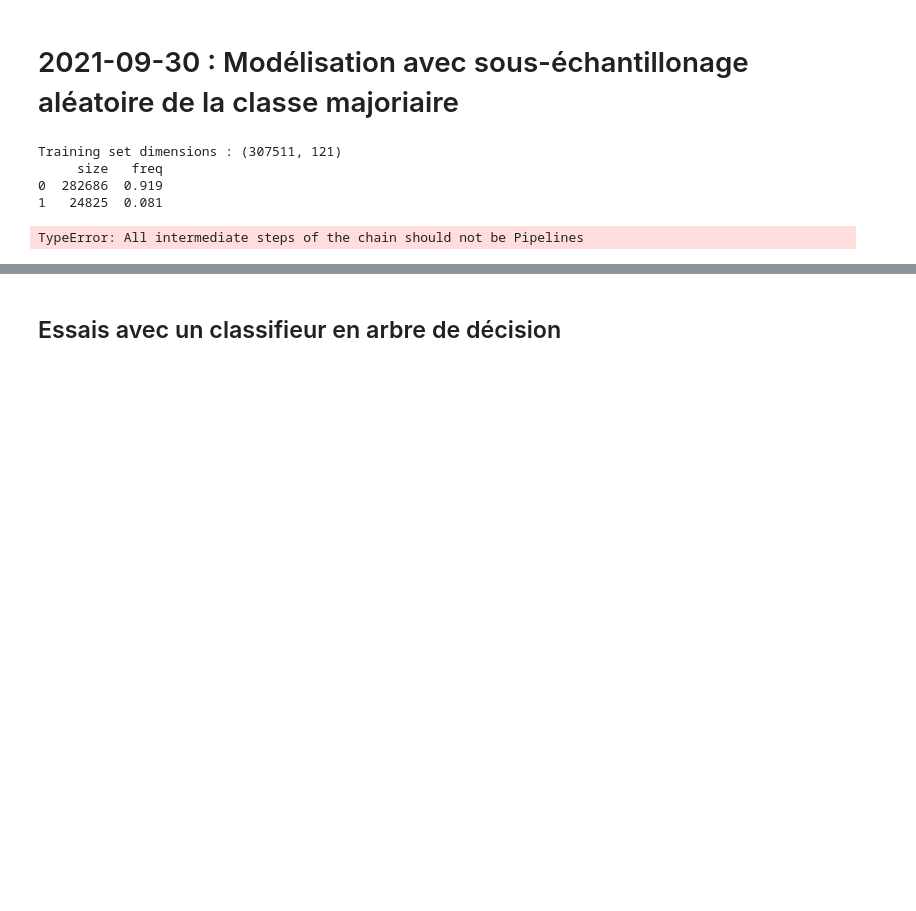
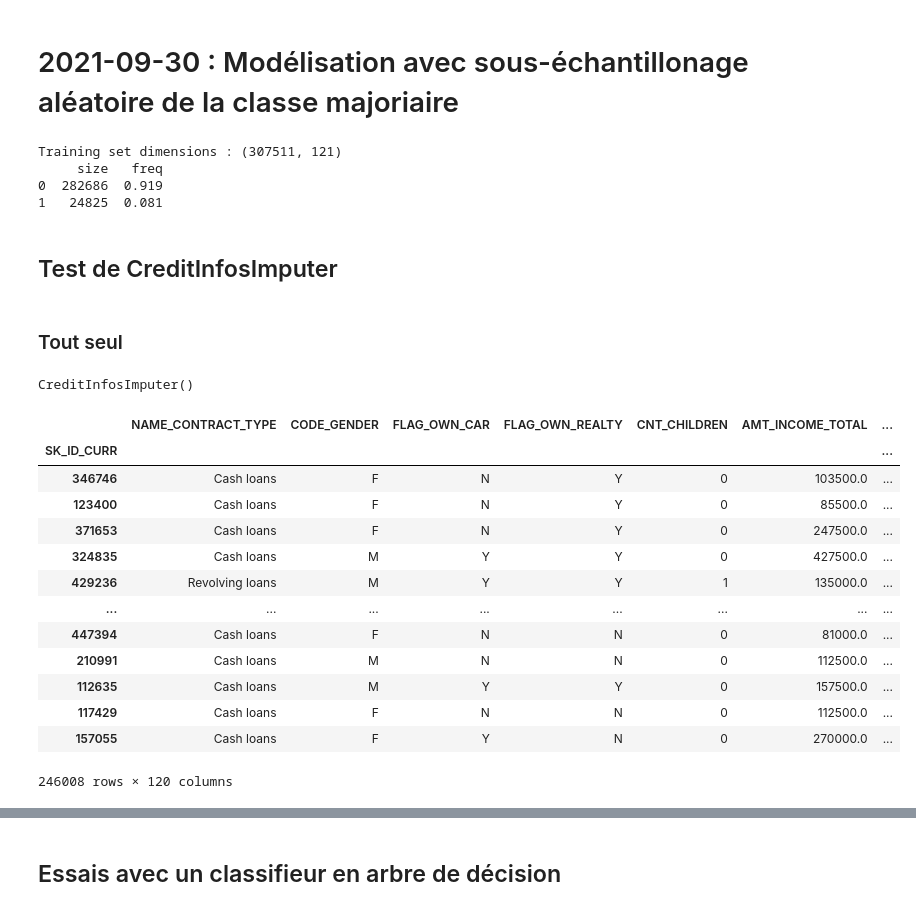
Before and after one commit to gitadum/credit_risk_rating, a Jupyter notebook: 00_notebooks/03_Modelling.ipynb, the cells around one changed output, grey strips where cells are left out. Saved outputs shown, nothing was run; the diff lists cells and outputs as text; code cells hidden in the pictures; blank space fills up the shorter version.

Commit message:
première modélisation avec pipeline fonctionnelle

```diff
--- a/00_notebooks/03_Modelling.ipynb
+++ b/00_notebooks/03_Modelling.ipynb
@@ -452,12 +453,34 @@ Training set dimensions : (307511, 121)
      size   freq
 0  282686  0.919
 1   24825  0.081
-# %%
-full_prepro = Pipeline(steps=[
-    ('pd_prep', pd_prep),
-    ('sk_prep', prep)
-    ])
-
-rand_usampl = RandomUnderSampler()
-# %% [output]
-TypeError: All intermediate steps of the chain should not be Pipelines
+# %% [markdown]
+## Test de CreditInfosImputer
+# %% [markdown]
+### Tout seul
+# %%
+credit_imputer = CreditInfosImputer()
+
+credit_imputer.fit(df)
+# %% [output]
+CreditInfosImputer()
+# %%
+df = train.copy()
+X_train, X_test, y_train, y_test = train_test_split(df.iloc[:,1:], df.iloc[:,0],
+                                                    test_size=.2)
+# %%
+credit_imputer.fit_transform(X_train, y_train)
+# %% [output]
+|  | NAME_CONTRACT_TYPE | CODE_GENDER | FLAG_OWN_CAR | FLAG_OWN_REALTY | CNT_CHILDREN | AMT_INCOME_TOTAL | ... |
+| SK_ID_CURR |  |  |  |  |  |  | ... |
+| 346746 | Cash loans | F | N | Y | 0 | 103500.0 | ... |
+| 123400 | Cash loans | F | N | Y | 0 | 85500.0 | ... |
+| 371653 | Cash loans | F | N | Y | 0 | 247500.0 | ... |
+| 324835 | Cash loans | M | Y | Y | 0 | 427500.0 | ... |
+| 429236 | Revolving loans | M | Y | Y | 1 | 135000.0 | ... |
+| ... | ... | ... | ... | ... | ... | ... | ... |
+| 447394 | Cash loans | F | N | N | 0 | 81000.0 | ... |
+| 210991 | Cash loans | M | N | N | 0 | 112500.0 | ... |
+| 112635 | Cash loans | M | Y | Y | 0 | 157500.0 | ... |
+| 117429 | Cash loans | F | N | N | 0 | 112500.0 | ... |
+| 157055 | Cash loans | F | Y | N | 0 | 270000.0 | ... |
+246008 rows × 120 columns
```
Also changed, not shown: parts of 18 cells of this notebook, 1 other file.
